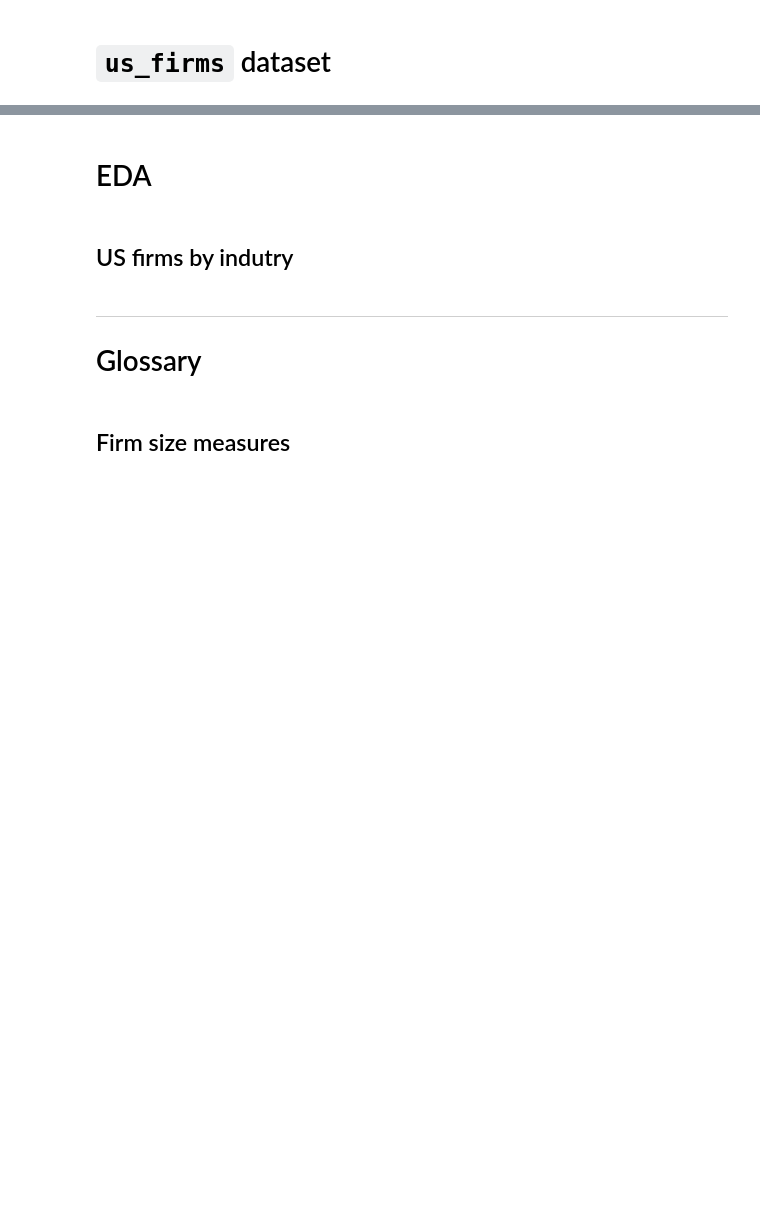
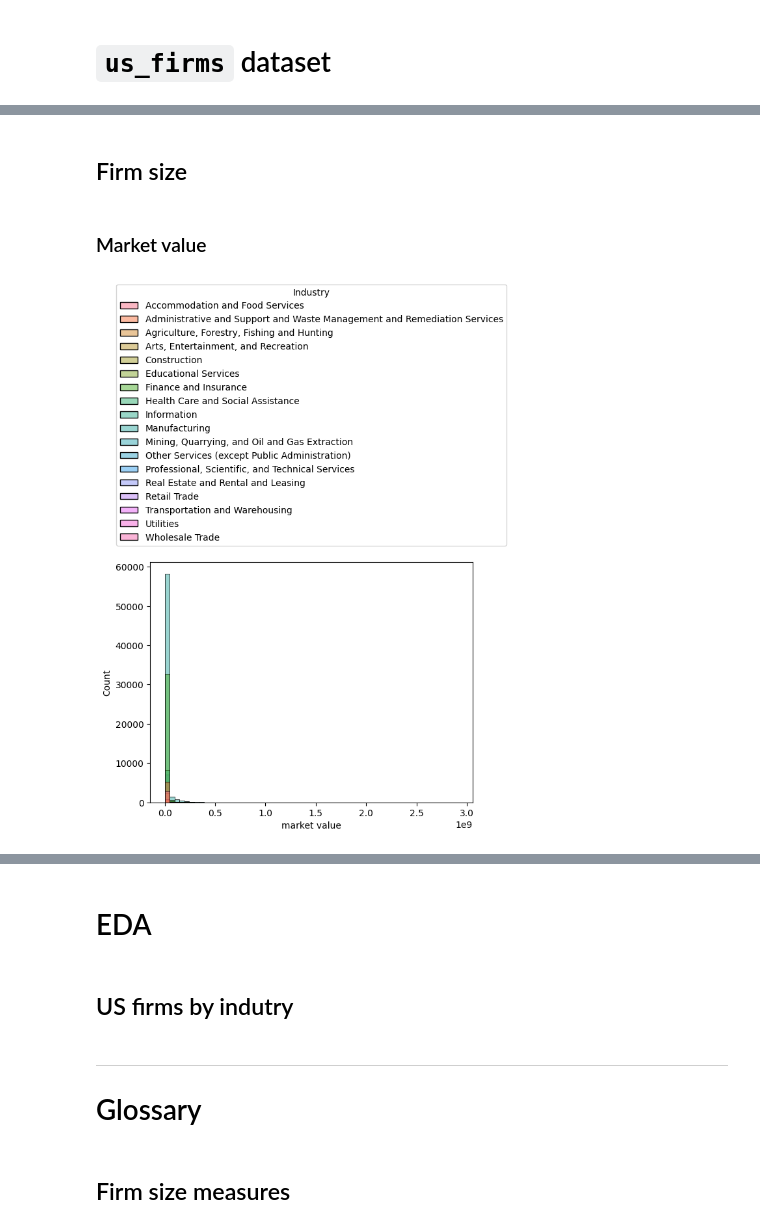
Before and after one commit to carlosahs/tc3006c-stats-module, a Jupyter notebook: stock_stats.ipynb, the cells around one changed output, grey strips where cells are left out. Cells and saved outputs as stored; diff of their text form; code cells hidden in the pictures; blank space fills up the shorter version.

```diff
--- a/stock_stats.ipynb
+++ b/stock_stats.ipynb
@@ -186,0 +61,8 @@ memory usage: 19.8+ MB
+# %%
+stocks["operating profit margin"] = stocks["ebit"] / stocks["revenue"]
+# %%
+stocks["net income"] = stocks["ebit"] - stocks["finexp"] - stocks["incometax"] + stocks["extraincome"]
+# %%
+stocks["eps"] = stocks["net income"] / stocks["sharesoutstanding"]
+# %%
+stocks["epsp"] = stocks["eps"] / stocks["originalprice"]
@@ -197,0 +82,15 @@ FIRM_SIZE_COL = "market value"
+# %% [markdown]
+## Firm size
+# %% [markdown]
+### Market value
+# %%
+hist = sns.histplot(
+    stocks, x="market value", bins=60,
+    hue=stocks.index.get_level_values("industry"), common_norm=False
+)
+
+sns.move_legend(hist, "lower center", bbox_to_anchor=(0.5, 1.05), title="Industry")
+
+plt.show()
+# %% [output]
+[figure, added]
```
Also changed, not shown: parts of 73 cells of this notebook.
